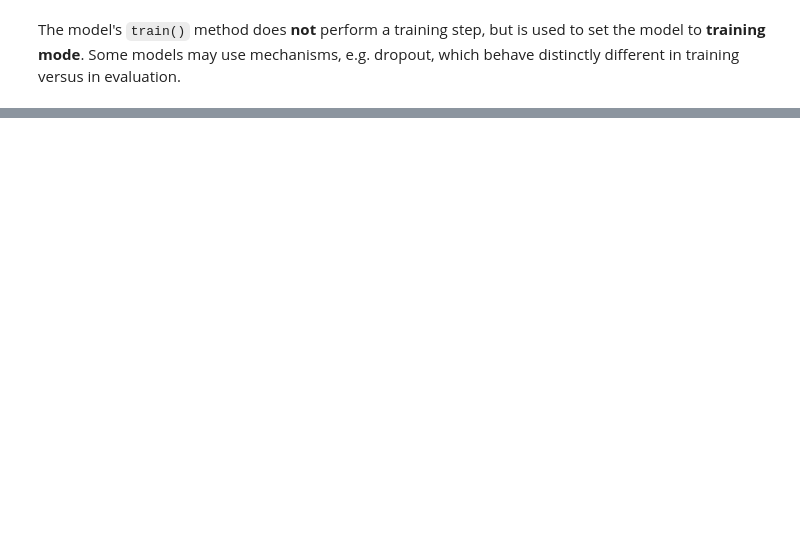
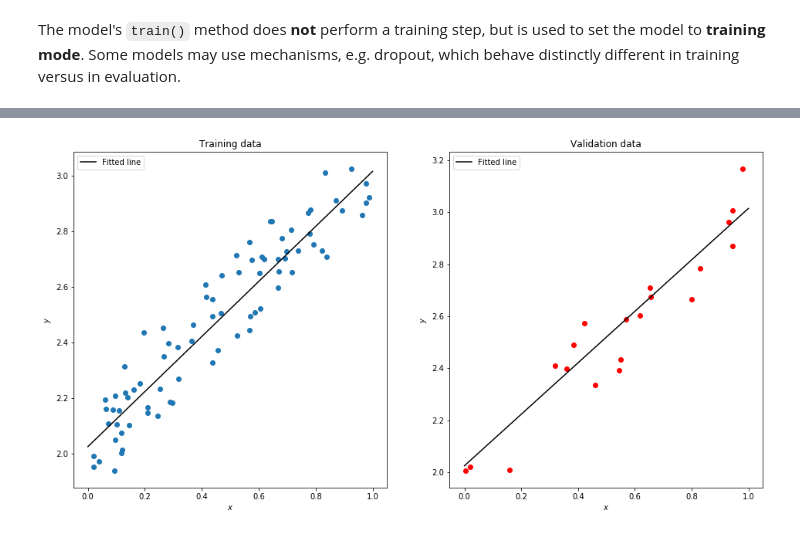
Before and after one commit to macpalor/pytorch-reminder, a Jupyter notebook: notebook.ipynb, the cells around one changed output, grey strips where cells are left out. Drawn from its saved outputs; the diff is of its cells as text; code cells hidden in the pictures; blank space fills up the shorter version.

```diff
--- a/notebook.ipynb
+++ b/notebook.ipynb
@@ -308,0 +583,26 @@ The model's `train()` method does **not** perform a training step, but is used t
+# %%
+plot_train = np.array(train_loader.dataset)
+plot_val = np.array(val_loader.dataset)
+
+x_plot = np.linspace(0, 1, 100)
+a, b = model.state_dict().values()
+# need to move to CPU memory first and then convert to numpy arrays
+y_plot = a.cpu().numpy().squeeze()*x_plot + b.cpu().numpy().squeeze()
+
+fig, ax = plt.subplots(1, 2, figsize=(16, 8))
+ax[0].scatter(plot_train[:, 0], plot_train[:, 1])
+ax[0].set_title("Training data")
+ax[0].set_xlabel("$x$")
+ax[0].set_ylabel("$y$")
+ax[0].plot(x_plot, y_plot, color="black", label="Fitted line")
+ax[0].legend()
+
+ax[1].scatter(plot_val[:, 0], plot_val[:, 1], color="r")
+ax[1].set_title("Validation data")
+ax[1].set_xlabel("$x$")
+ax[1].set_ylabel("$y$")
+ax[1].plot(x_plot, y_plot, color="black", label="Fitted line")
+ax[1].legend()
+plt.show()
+# %% [output]
+[figure, added]
```
Also changed, not shown: parts of 24 cells of this notebook, 2 other files.
